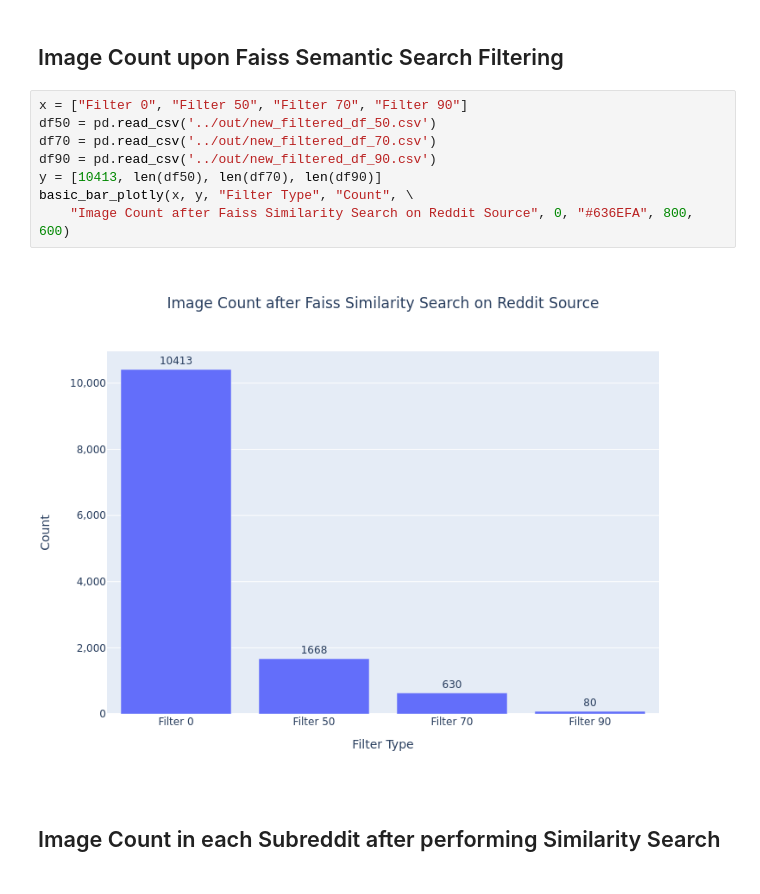
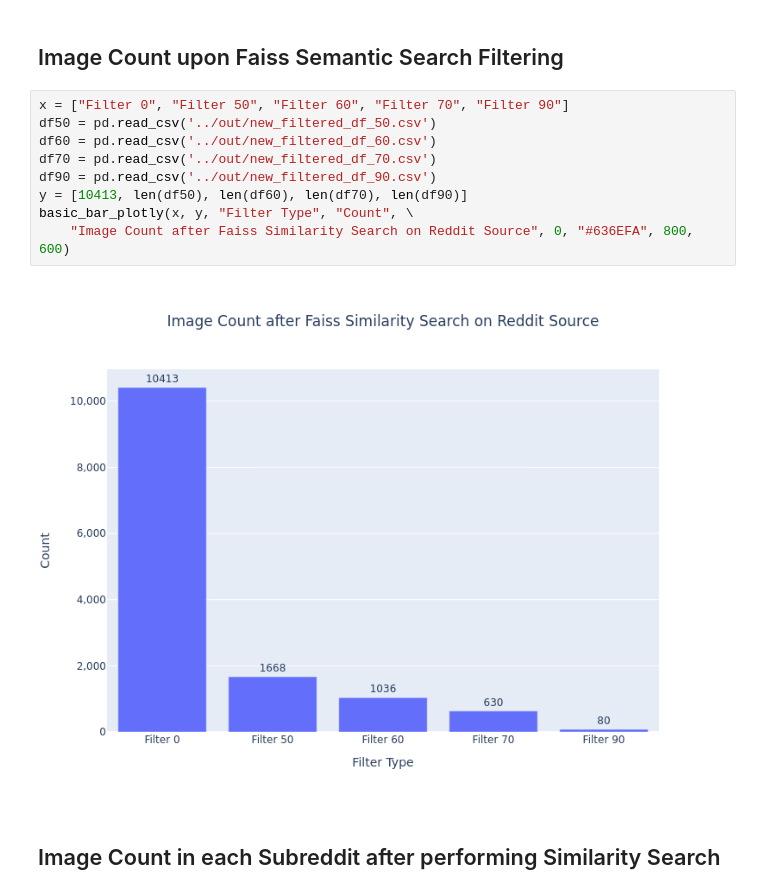
Before and after one commit to usc-isi-i2/social-media-meme-identification, a Jupyter notebook: analysis/data_analysis.ipynb, the cells around one changed output. Cells and saved outputs as stored; diff of their text form.

```diff
--- a/analysis/data_analysis.ipynb
+++ b/analysis/data_analysis.ipynb
@@ -220,15 +220,16 @@ s2s_plotly(subreddit, sl0, sl1, 'Meme Count', 'Not a Meme Count', 'Subreddit', '
 # %% [markdown]
 ## Image Count upon Faiss Semantic Search Filtering
 # %%
-x = ["Filter 0", "Filter 50", "Filter 70", "Filter 90"]
+x = ["Filter 0", "Filter 50", "Filter 60", "Filter 70", "Filter 90"]
 df50 = pd.read_csv('../out/new_filtered_df_50.csv')
+df60 = pd.read_csv('../out/new_filtered_df_60.csv')
 df70 = pd.read_csv('../out/new_filtered_df_70.csv')
 df90 = pd.read_csv('../out/new_filtered_df_90.csv')
-y = [10413, len(df50), len(df70), len(df90)]
+y = [10413, len(df50), len(df60), len(df70), len(df90)]
 basic_bar_plotly(x, y, "Filter Type", "Count", \
     "Image Count after Faiss Similarity Search on Reddit Source", 0, "#636EFA", 800, 600)
 # %% [output]
-[figure, old version]
+[figure, new version]
 # %% [markdown]
 ## Image Count in each Subreddit after performing Similarity Search
 # %%
```
Also changed, not shown: parts of 16 cells of this notebook, 3 other files.
